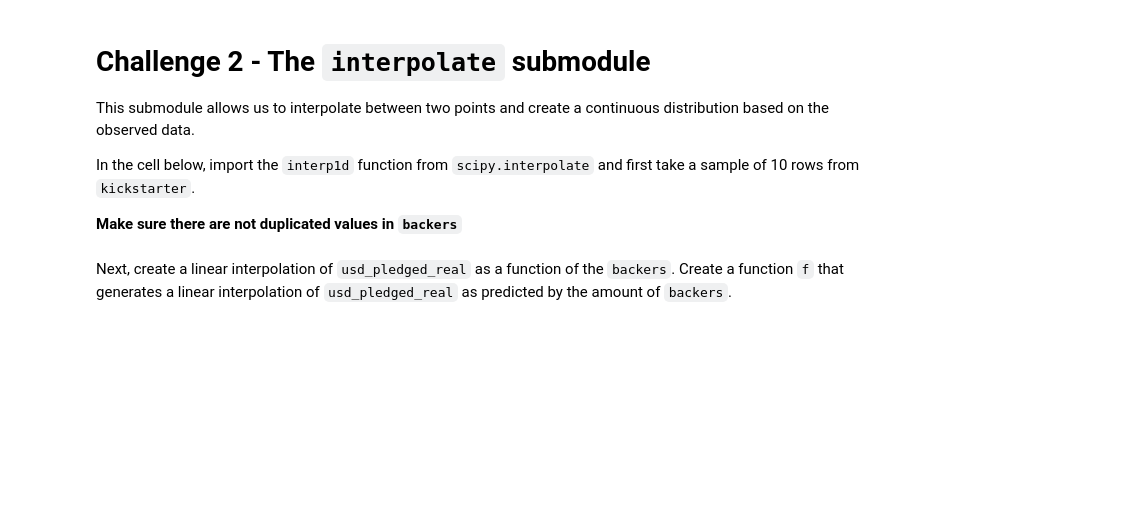
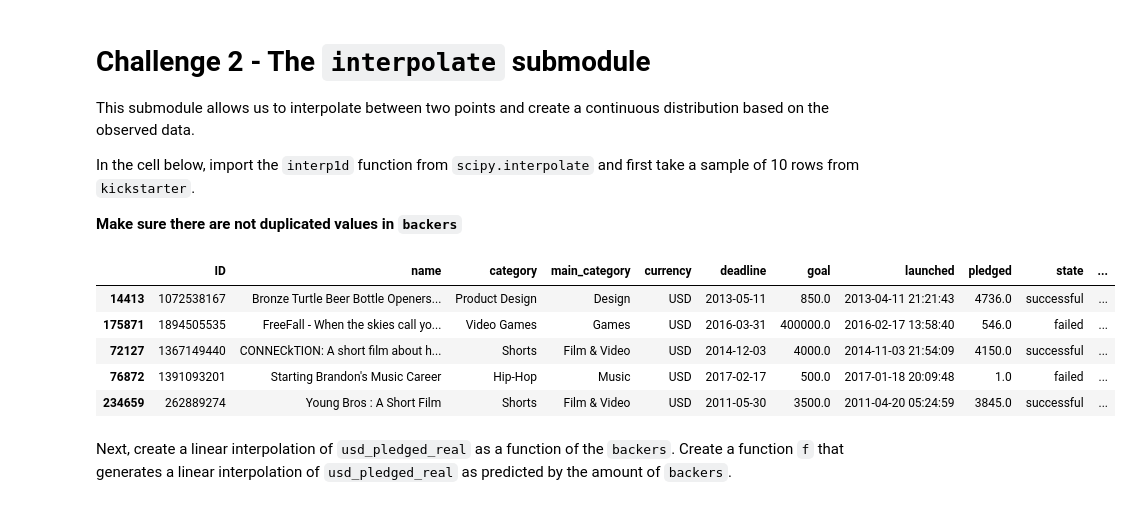
Before and after one commit to ta-data-lis/lab-intro-to-scipy, a Jupyter notebook: your-code/main.ipynb, the cells around one changed output. Cells and saved outputs as stored; diff of their text form; code cells hidden in the pictures; blank space fills up the shorter version.

```diff
--- a/your-code/main.ipynb
+++ b/your-code/main.ipynb
@@ -39,0 +58,4 @@ Let's perform Fisher's exact test on our KickStarter data. We intend to test the
+# %%
+# Your code here:
+data["goal_met"]= np.where(data["usd_pledged_real"]> data["usd_goal_real"],1, 0)
+data["goal_met"].value_counts()
@@ -43,0 +68,4 @@ Next, create a column that checks whether the currency of the project is in US D
+# %%
+# Your code here:
+data["usd"]= np.where(data["currency"]== "USD",1, 0)
+data["usd"].value_counts()
@@ -58,4 +104,13 @@ In the cell below, import the `interp1d` function from `scipy.interpolate` and f
 # %%
 # Your code here:
+sample_10=data.sample(10).drop_duplicates(subset=["backers"])
+sample_10.head()
+# %% [output]
+|  | ID | name | category | main_category | currency | deadline | goal | launched | pledged | state | ... |
+| 14413 | 1072538167 | Bronze Turtle Beer Bottle Openers... | Product Design | Design | USD | 2013-05-11 | 850.0 | 2013-04-11 21:21:43 | 4736.0 | successful | ... |
+| 175871 | 1894505535 | FreeFall - When the skies call yo... | Video Games | Games | USD | 2016-03-31 | 400000.0 | 2016-02-17 13:58:40 | 546.0 | failed | ... |
+| 72127 | 1367149440 | CONNECkTION: A short film about h... | Shorts | Film & Video | USD | 2014-12-03 | 4000.0 | 2014-11-03 21:54:09 | 4150.0 | successful | ... |
+| 76872 | 1391093201 | Starting Brandon's Music Career | Hip-Hop | Music | USD | 2017-02-17 | 500.0 | 2017-01-18 20:09:48 | 1.0 | failed | ... |
+| 234659 | 262889274 | Young Bros : A Short Film | Shorts | Film & Video | USD | 2011-05-30 | 3500.0 | 2011-04-20 05:24:59 | 3845.0 | successful | ... |
 # %% [markdown]
 Next, create a linear interpolation of `usd_pledged_real` as a function of the `backers`. Create a function `f` that generates a linear interpolation of `usd_pledged_real` as predicted by the amount of `backers`.
```
Also changed, not shown: parts of 23 cells of this notebook.
